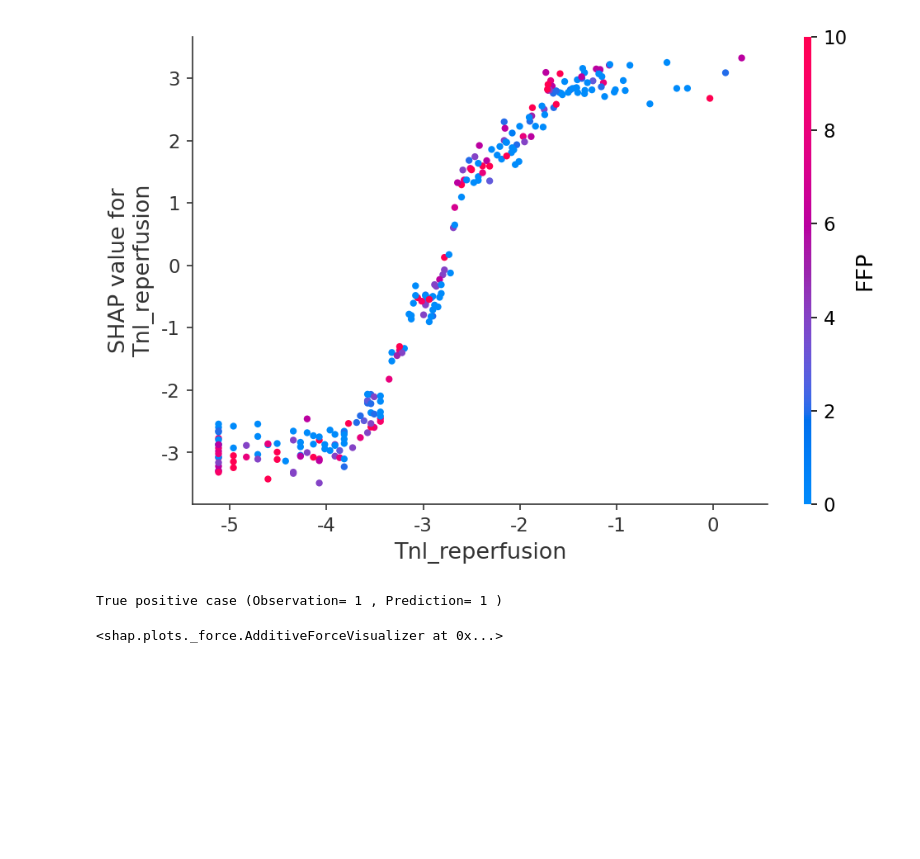
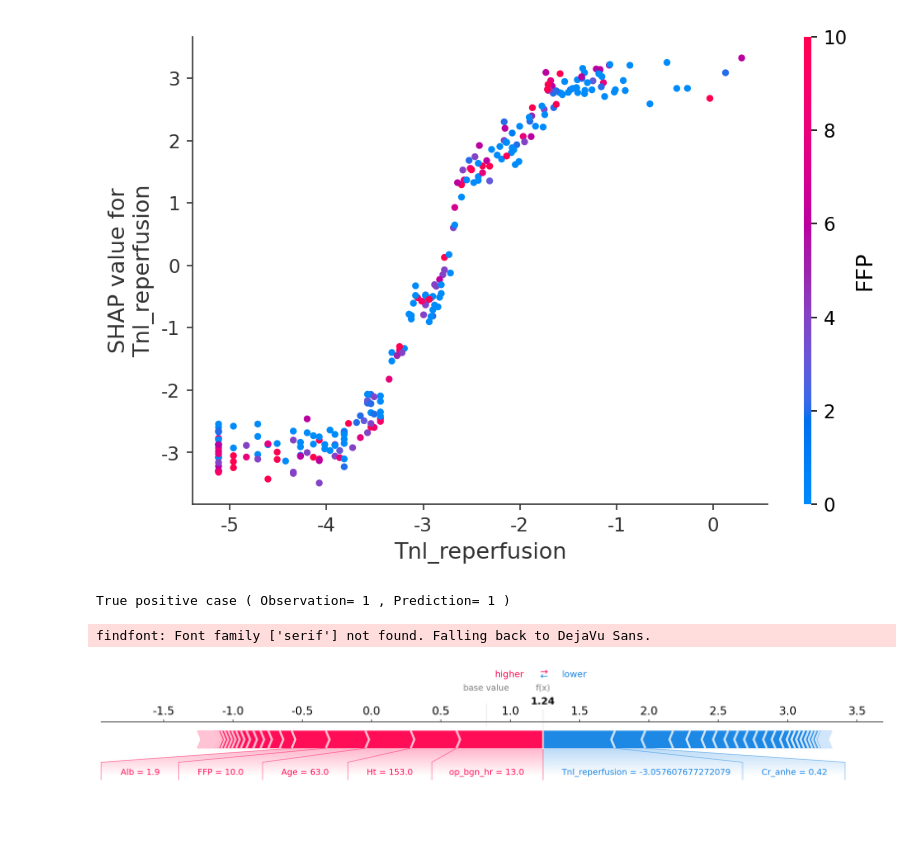
Before and after one commit to yihahn/mihlto, a Jupyter notebook: classification_TnI_pod1.ipynb, the cells around one changed output. Drawn from its saved outputs; the diff is of its cells as text; code cells hidden in the pictures; blank space fills up the shorter version.

Commit message:
classification ipynb matplotlib=True addition

```diff
--- a/classification_TnI_pod1.ipynb
+++ b/classification_TnI_pod1.ipynb
@@ -664,9 +664,10 @@ for j, pred_jth in enumerate(pred_thr) :
 [figure]
 # %%
 print('True positive case ( Observation=', 1, ', Prediction=', 1, ')')
-shap.force_plot(explainer.expected_value, shap_values[0,:], df_XTest.loc[0,:])
+shap.force_plot(explainer.expected_value, shap_values[0,:], df_XTest.loc[0,:], matplotlib=True)
 # %% [output]
-True positive case (Observation= 1 , Prediction= 1 )
+True positive case ( Observation= 1 , Prediction= 1 )
-<shap.plots._force.AdditiveForceVisualizer at 0x...>
+findfont: Font family ['serif'] not found. Falling back to DejaVu Sans.
+[figure, added]
 # %%
 print('True negative case ( Observation=', 0, ', Prediction=', 0, ')')
```
Also changed, not shown: parts of 3 cells of this notebook.
